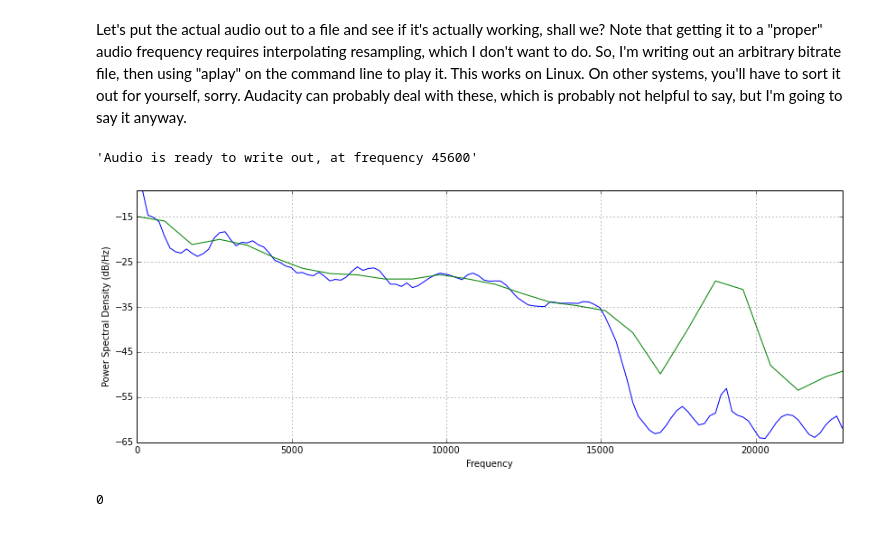
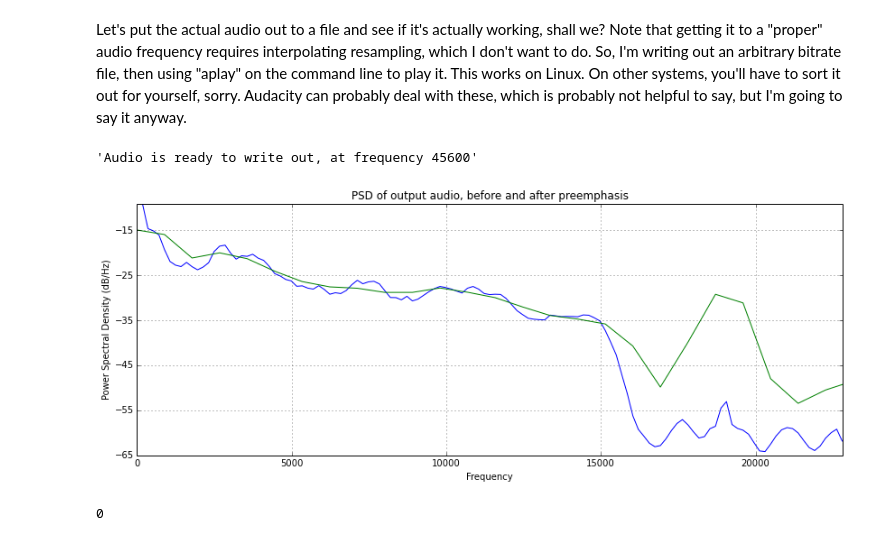
Before and after one commit to jbm9/sdr_snippets, a Jupyter notebook: web/gnuradio_and_ipython/2 Broadcast FM RDS Decode.ipynb, the cells around one changed output. Cells and saved outputs as stored; diff of their text form; code cells hidden in the pictures.

```diff
--- a/web/gnuradio_and_ipython/2 Broadcast FM RDS Decode.ipynb
+++ b/web/gnuradio_and_ipython/2 Broadcast FM RDS Decode.ipynb
@@ -308,20 +308,21 @@ Let's put the actual audio out to a file and see if it's actually working, shall
 # %%
 dec_audio = int(Fs_y/44100.0)
 Fs_audio = Fs_y / dec_audio
 
 # We want to filter out the high-frequency cruft/noise.
 # This is roughly "deemphasis" in the way most people talk about FM
 lpf_audio = scipy.signal.remez(137, [0,15000, 16000, Fs_y/2], [1,0], Hz=Fs_y)
 
 w_audio = scipy.signal.lfilter(lpf_audio, 1.0, w)
 w_audio = w_audio[range(0, len(w_audio), dec_audio)]
 psd(w_audio, Fs=Fs_y/dec_audio)
 psd(w, Fs=Fs_y)
+title("PSD of output audio, before and after preemphasis")
 xlim(0, Fs_audio/2)
 "Audio is ready to write out, at frequency %d" % Fs_audio
 # %% [output]
 'Audio is ready to write out, at frequency 45600'
-[figure, old version]
+[figure, new version]
 # %%
 scale_factor = 10000 / np.max(np.abs(w_audio))
 (w_audio*scale_factor).astype("int16").tofile("wbfm.raw")
```
Also changed, not shown: parts of 34 cells of this notebook.
